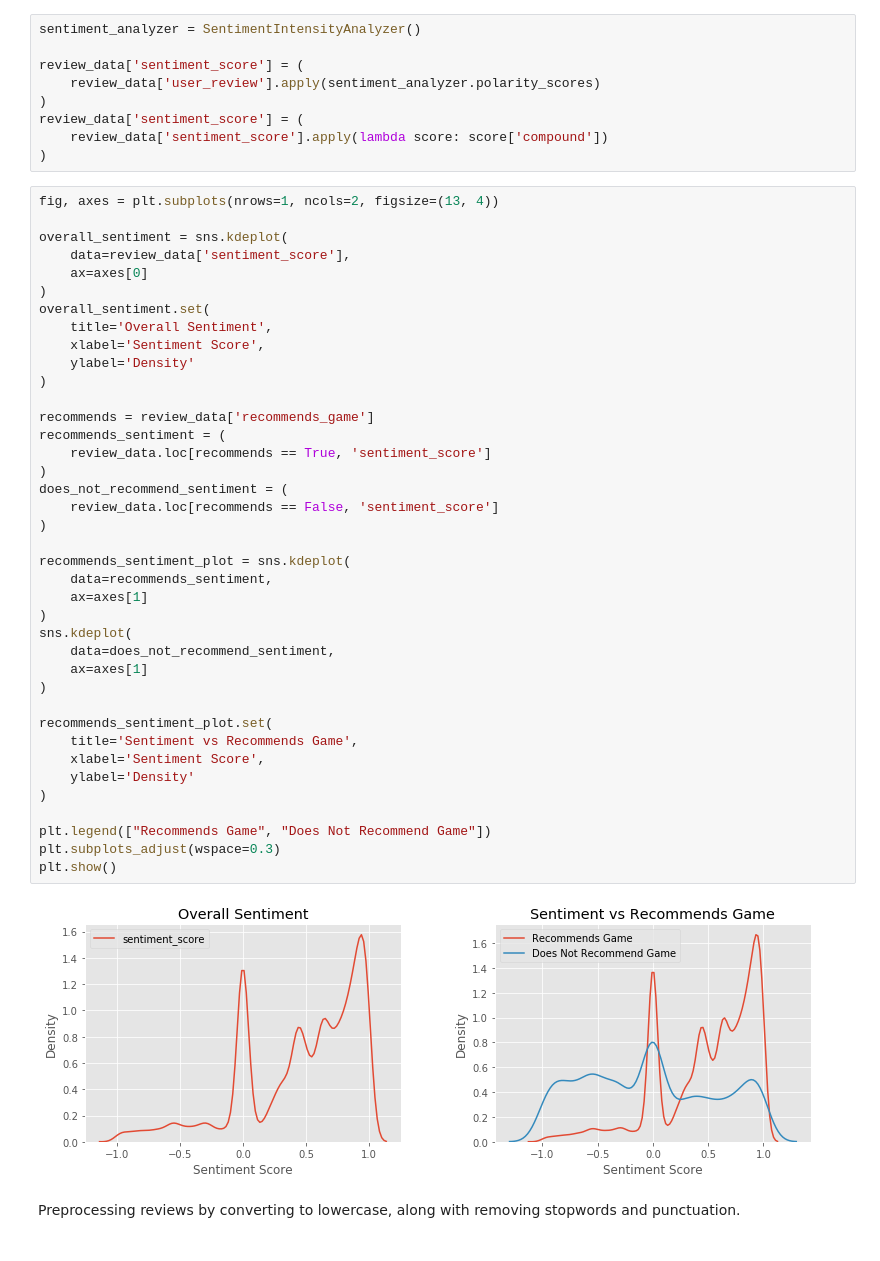
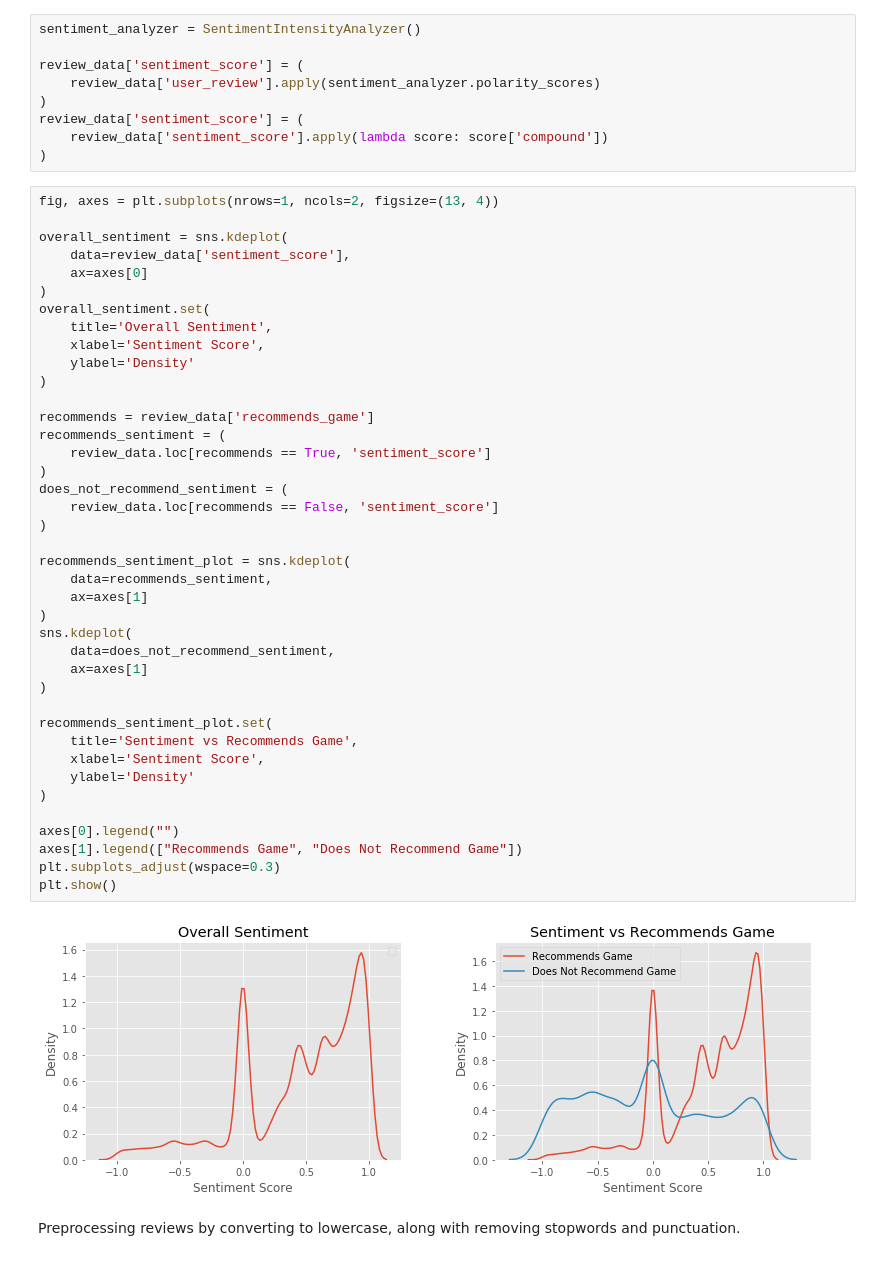
Before and after one commit to ys-lin14/warframe-exploration, a Jupyter notebook: data_exploration.ipynb, the cells around one changed output. Drawn from its saved outputs; the diff is of its cells as text.

Commit message:
fix sentiment kde legends, add recommendation_count to review_data overview

```diff
--- a/data_exploration.ipynb
+++ b/data_exploration.ipynb
@@ -399,35 +402,36 @@ overall_sentiment.set(
     xlabel='Sentiment Score',
     ylabel='Density'
 )
 
 recommends = review_data['recommends_game']
 recommends_sentiment = (
     review_data.loc[recommends == True, 'sentiment_score']
 )
 does_not_recommend_sentiment = (
     review_data.loc[recommends == False, 'sentiment_score']
 )
 
 recommends_sentiment_plot = sns.kdeplot(
     data=recommends_sentiment,
     ax=axes[1]
 )
 sns.kdeplot(
     data=does_not_recommend_sentiment,
     ax=axes[1]
 )
 
 recommends_sentiment_plot.set(
     title='Sentiment vs Recommends Game',
     xlabel='Sentiment Score',
     ylabel='Density'
 )
 
-plt.legend(["Recommends Game", "Does Not Recommend Game"])
+axes[0].legend("")
+axes[1].legend(["Recommends Game", "Does Not Recommend Game"])
 plt.subplots_adjust(wspace=0.3)
 plt.show()
 # %% [output]
-[figure, old version]
+[figure, new version]
 # %% [markdown]
 Preprocessing reviews by converting to lowercase, along with removing stopwords and punctuation.
 # %%
```
Also changed, not shown: parts of 8 cells of this notebook.
